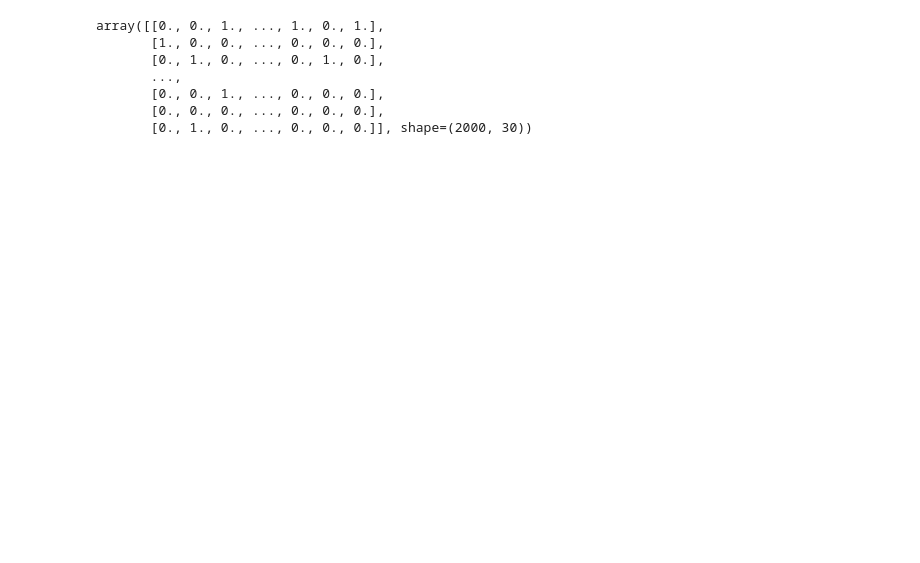
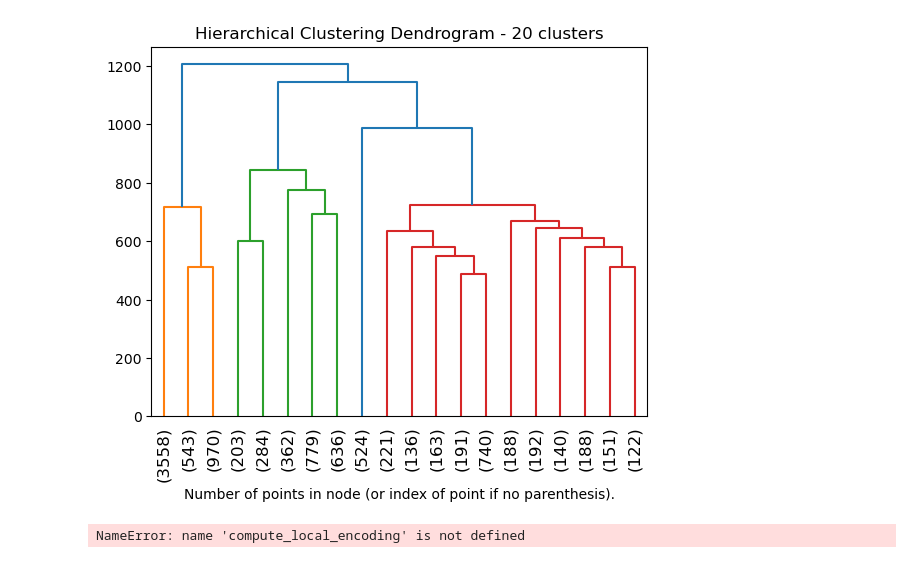
Before and after one commit to nhatkhtn/explain-representation, a Jupyter notebook: notebooks/cluster.ipynb, the cells around one changed output. Saved outputs shown, nothing was run; the diff lists cells and outputs as text; code cells hidden in the pictures; blank space fills up the shorter version.

```diff
--- a/notebooks/cluster.ipynb
+++ b/notebooks/cluster.ipynb
@@ -1,21 +1,25 @@
 # %%
 import logging
 import os
+import pickle
 
 import wandb
 import datasets
 import torch
 import numpy as np
+from dotenv import dotenv_values
 from tqdm.notebook import tqdm
 from matplotlib import pyplot as plt
 from sklearn.cluster import AgglomerativeClustering, KMeans
 from sklearn.decomposition import PCA
 from transformers import pipeline, AutoImageProcessor, AutoModel
 from transformers.image_processing_base import BatchFeature
+from scipy.cluster.hierarchy import dendrogram
 
+logging.basicConfig(level=logging.INFO)
 logger = logging.getLogger(__name__)
 
-device = "cuda:2"
+device = "cuda:0"
 
 if 'notebooks' in os.getcwd():
     os.chdir("../")
@@ -58,0 +110,40 @@ torch.Size([10291, 768])
+# %%
+def plot_dendrogram(model, **kwargs):
+    # Create linkage matrix and then plot the dendrogram
+
+    # create the counts of samples under each node
+    counts = np.zeros(model.children_.shape[0])
+    n_samples = len(model.labels_)
+    for i, merge in enumerate(model.children_):
+        current_count = 0
+        for child_idx in merge:
+            if child_idx < n_samples:
+                current_count += 1  # leaf node
+            else:
+                current_count += counts[child_idx - n_samples]
+        counts[i] = current_count
+
+    linkage_matrix = np.column_stack(
+        [model.children_, model.distances_, counts]
+    ).astype(float)
+
+    # Plot the corresponding dendrogram
+    R = dendrogram(linkage_matrix, **kwargs)
+    return R
+# %%
+clusters_to_compute = [20, 40, 80, 160, 320]
+clusters_to_viz = clusters_to_compute[0]
+
+for n_clusters in clusters_to_compute:
+    if n_clusters not in dendograms:
+        dendograms[n_clusters] = plot_dendrogram(
+            clustering, truncate_mode="lastp", p=n_clusters, leaf_rotation=90,
+            no_plot=n_clusters!=clusters_to_viz
+        )
+
+plt.title(f"Hierarchical Clustering Dendrogram - {clusters_to_viz} clusters")
+# plot the top three levels of the dendrogram
+plt.xlabel("Number of points in node (or index of point if no parenthesis).")
+plt.show()
+# %% [output]
+[figure, added]
@@ -59 +190,6 @@ torch.Size([10291, 768])
+# %%
+local_encoding = compute_local_encoding(dendograms[160]['leaves'], clustering, indexed_crops_dataset, len(image_dataset))
+local_encoding.sum(axis=0)
+# %% [output]
+NameError: name 'compute_local_encoding' is not defined
 # %%
@@ -77,10 +209,0 @@ for i in range(n_clusters):
-# %%
-local_encoding
-# %% [output]
-array([[0., 0., 1., ..., 1., 0., 1.],
-       [1., 0., 0., ..., 0., 0., 0.],
-       [0., 1., 0., ..., 0., 1., 0.],
-       ...,
-       [0., 0., 1., ..., 0., 0., 0.],
-       [0., 0., 0., ..., 0., 0., 0.],
-       [0., 1., 0., ..., 0., 0., 0.]], shape=(2000, 30))
```
Also changed, not shown: parts of 9 cells of this notebook, 8 other files.
